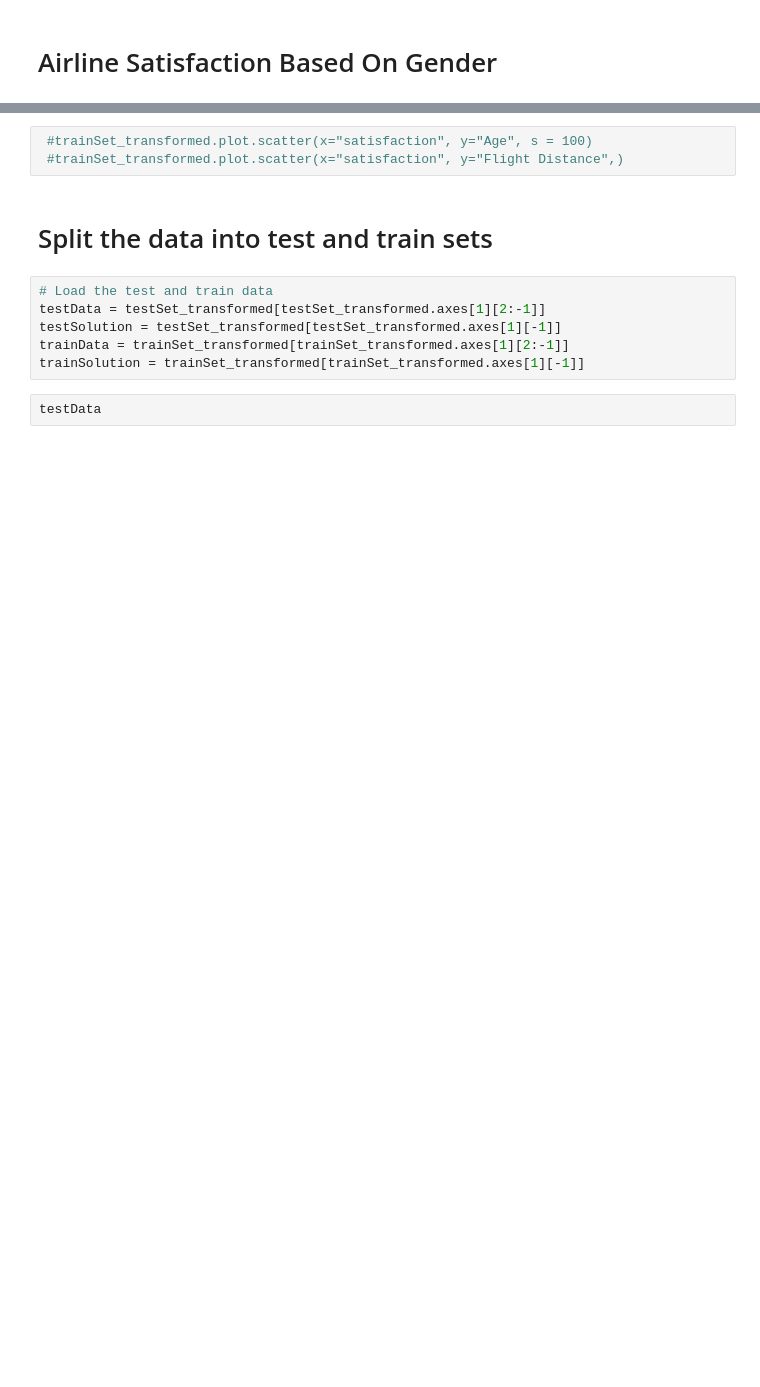
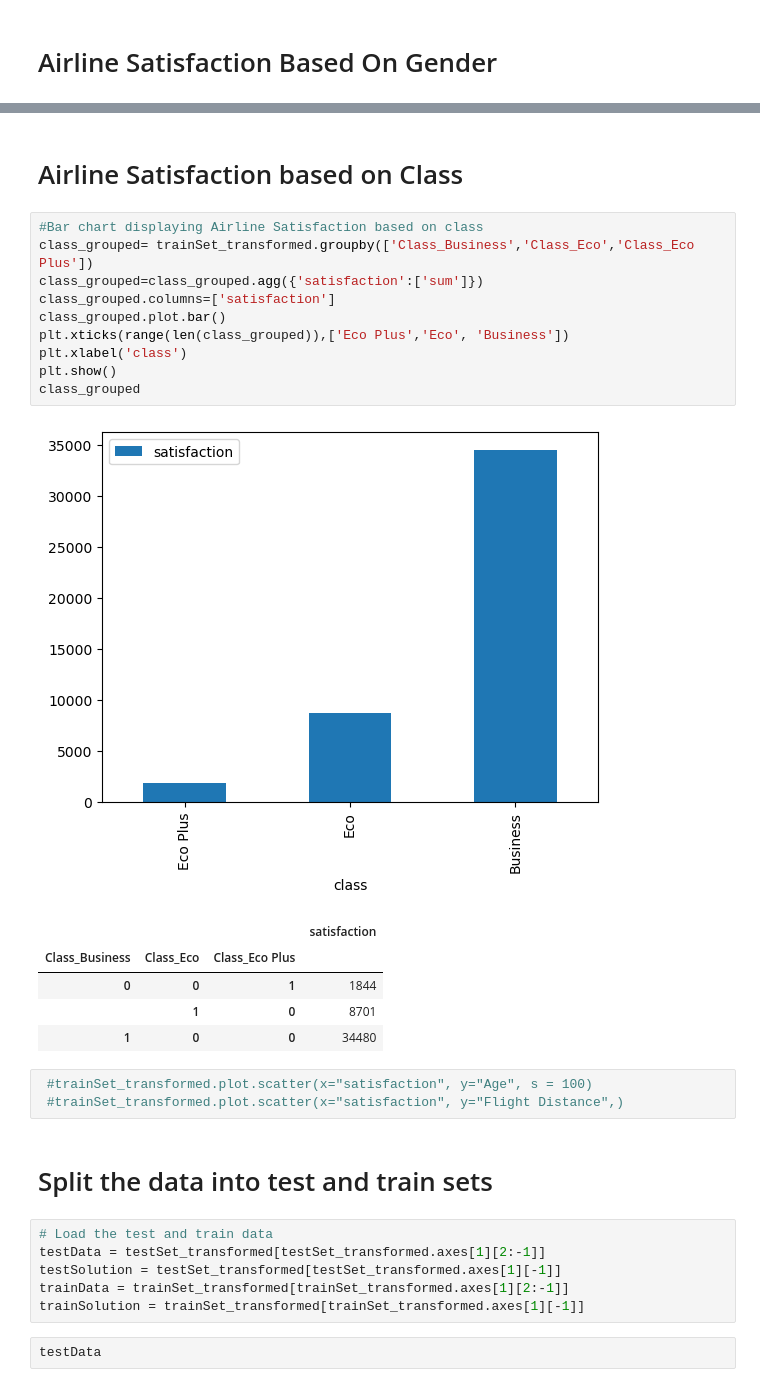
Before and after one commit to zjustus/Airline-Passenger-Satisfaction, a Jupyter notebook: main.ipynb, the cells around one changed output, grey strips where cells are left out. Drawn from its saved outputs; the diff is of its cells as text; blank space fills up the shorter version.

```diff
--- a/main.ipynb
+++ b/main.ipynb
@@ -141,3 +189,22 @@ Text(0.5, 0, 'Gender')
+# %% [markdown]
+# Airline Satisfaction based on Class
+# %%
+#Bar chart displaying Airline Satisfaction based on class
+class_grouped= trainSet_transformed.groupby(['Class_Business','Class_Eco','Class_Eco Plus'])
+class_grouped=class_grouped.agg({'satisfaction':['sum']})
+class_grouped.columns=['satisfaction']
+class_grouped.plot.bar()
+plt.xticks(range(len(class_grouped)),['Eco Plus','Eco', 'Business'])
+plt.xlabel('class')
+plt.show()
+class_grouped
+# %% [output]
+[figure, added]
+|  |  |  | satisfaction |
+| Class_Business | Class_Eco | Class_Eco Plus |  |
+| 0 | 0 | 1 | 1844 |
+|  | 1 | 0 | 8701 |
+| 1 | 0 | 0 | 34480 |
 # %%
  #trainSet_transformed.plot.scatter(x="satisfaction", y="Age", s = 100)
  #trainSet_transformed.plot.scatter(x="satisfaction", y="Flight Distance",)
```
Also changed, not shown: parts of 7 cells of this notebook.
